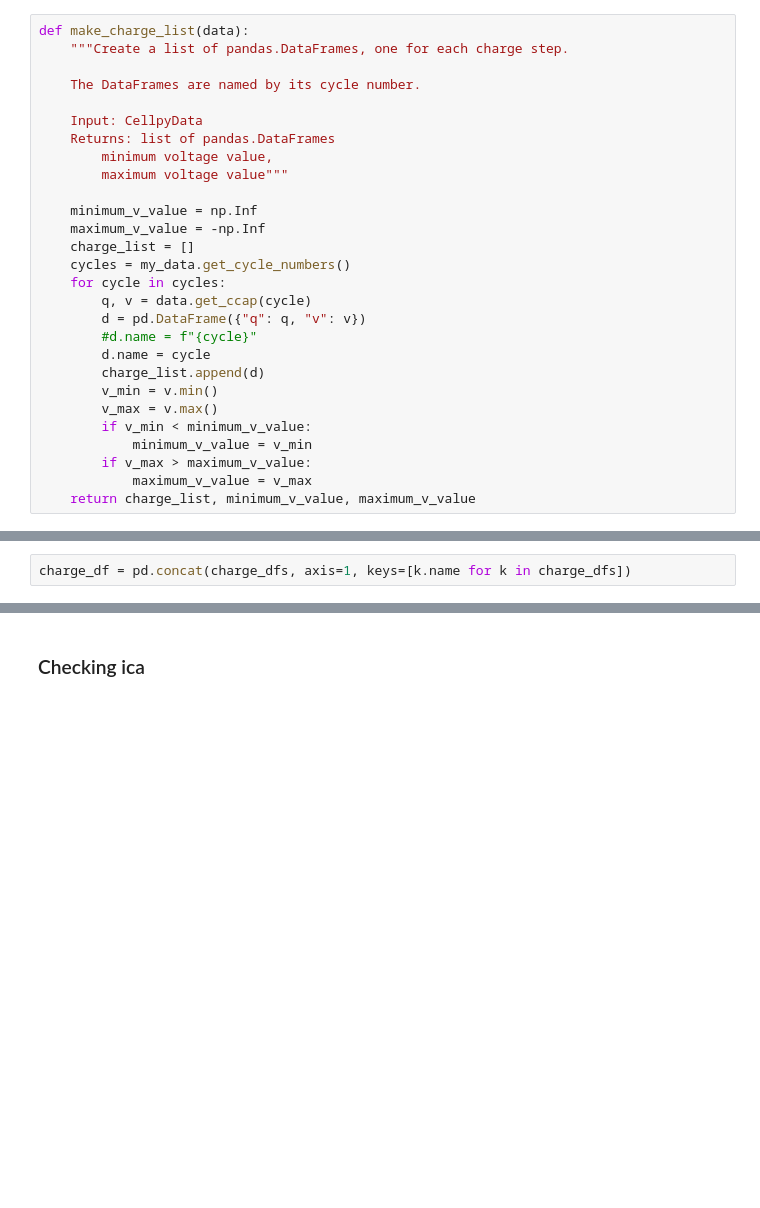
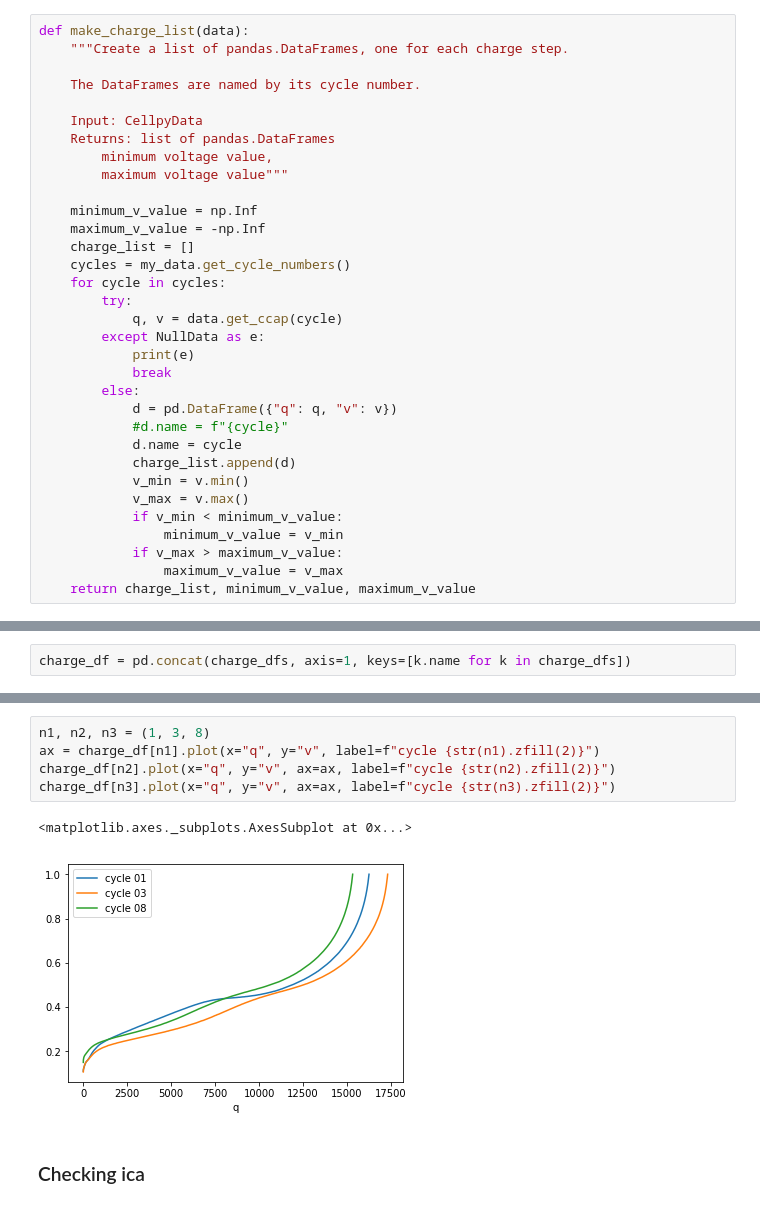
Before and after one commit to jepegit/cellpy, a Jupyter notebook: dev_utils/plotting_tests_dqdv.ipynb, the cells around one changed output, grey strips where cells are left out. Cells and saved outputs as stored; diff of their text form; blank space fills up the shorter version.

```diff
--- a/dev_utils/plotting_tests_dqdv.ipynb
+++ b/dev_utils/plotting_tests_dqdv.ipynb
@@ -51,17 +67,22 @@ def make_charge_list(data):
     charge_list = []
     cycles = my_data.get_cycle_numbers()
     for cycle in cycles:
-        q, v = data.get_ccap(cycle)
-        d = pd.DataFrame({"q": q, "v": v})
-        #d.name = f"{cycle}"
-        d.name = cycle
-        charge_list.append(d)
-        v_min = v.min()
-        v_max = v.max()
-        if v_min < minimum_v_value:
-            minimum_v_value = v_min
-        if v_max > maximum_v_value:
-            maximum_v_value = v_max
+        try:
+            q, v = data.get_ccap(cycle)
+        except NullData as e:
+            print(e)
+            break
+        else:
+            d = pd.DataFrame({"q": q, "v": v})
+            #d.name = f"{cycle}"
+            d.name = cycle
+            charge_list.append(d)
+            v_min = v.min()
+            v_max = v.max()
+            if v_min < minimum_v_value:
+                minimum_v_value = v_min
+            if v_max > maximum_v_value:
+                maximum_v_value = v_max
     return charge_list, minimum_v_value, maximum_v_value
 # %%
 charge_dfs, minimum_v, maximum_v = make_charge_list(my_data)
@@ -72,3 +103,11 @@ charge_df = pd.concat(charge_dfs, axis=1, keys=[k.name for k in charge_dfs])
+# %%
+n1, n2, n3 = (1, 3, 8)
+ax = charge_df[n1].plot(x="q", y="v", label=f"cycle {str(n1).zfill(2)}")
+charge_df[n2].plot(x="q", y="v", ax=ax, label=f"cycle {str(n2).zfill(2)}")
+charge_df[n3].plot(x="q", y="v", ax=ax, label=f"cycle {str(n3).zfill(2)}")
+# %% [output]
+<matplotlib.axes._subplots.AxesSubplot at 0x...>
+[figure, added]
 # %% [markdown]
 ### Checking ica
 # %%
```
Also changed, not shown: parts of 26 cells of this notebook, 1 other file.
